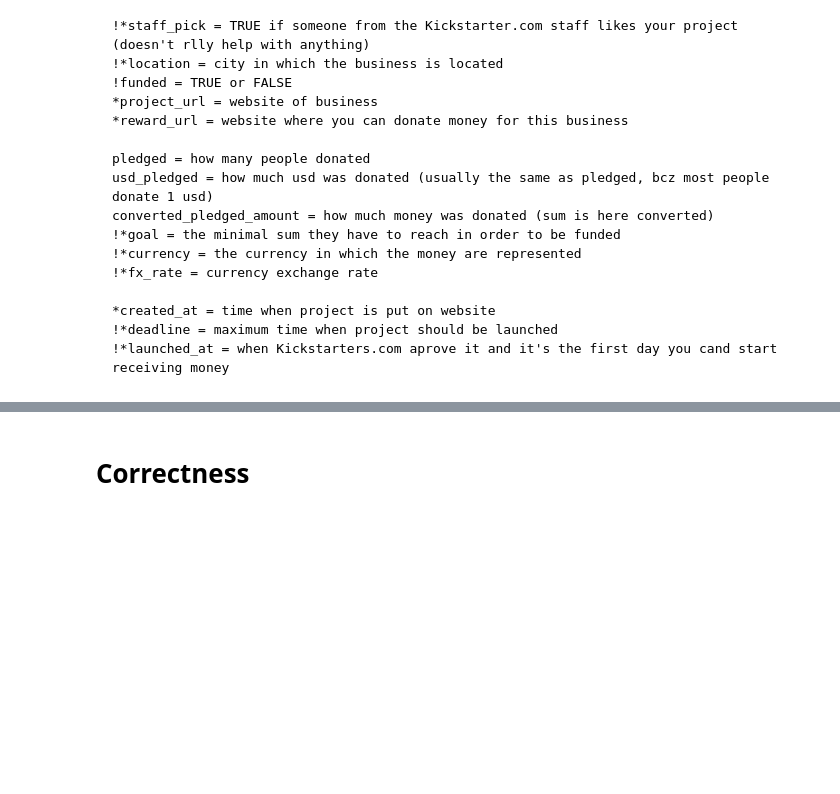
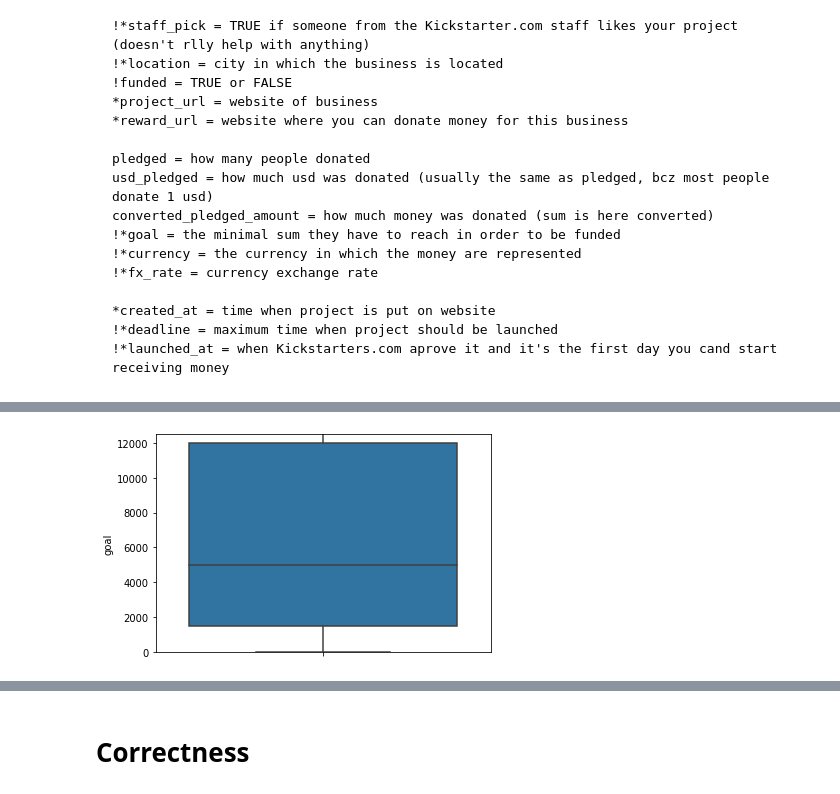
Before and after one commit to hetvankarsa/IntroDSKickstarter, a Jupyter notebook: Kickstarters.ipynb, the cells around one changed output, grey strips where cells are left out. Cells and saved outputs as stored; diff of their text form; code cells hidden in the pictures; blank space fills up the shorter version.

```diff
--- a/Kickstarters.ipynb
+++ b/Kickstarters.ipynb
@@ -632,0 +176,17 @@ print(count)
+# %%
+# 3. Creating the 'goal_per' feature
+# print(data_train['goal'])
+
+sns.boxplot(y=data_train.goal)
+plt.ylim(0,12500)
+
+data_train['goal_per'] = 0.00
+for index, entry in enumerate(data_train['goal']):
+    if entry > 10000:
+        data_train.loc[index, 'goal_per'] = 0.25
+    else:
+        data_train.loc[index, 'goal_per'] = 1 - (entry / 10000)
+
+# print(*data_train['goal_per'])
+# %% [output]
+[figure, added]
```
Also changed, not shown: parts of 66 cells of this notebook.
